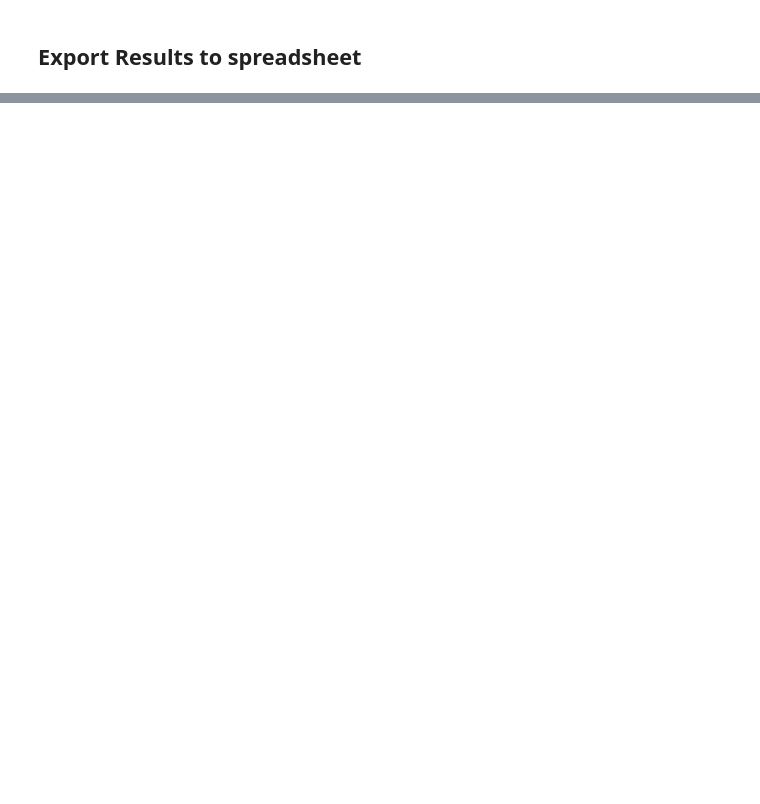
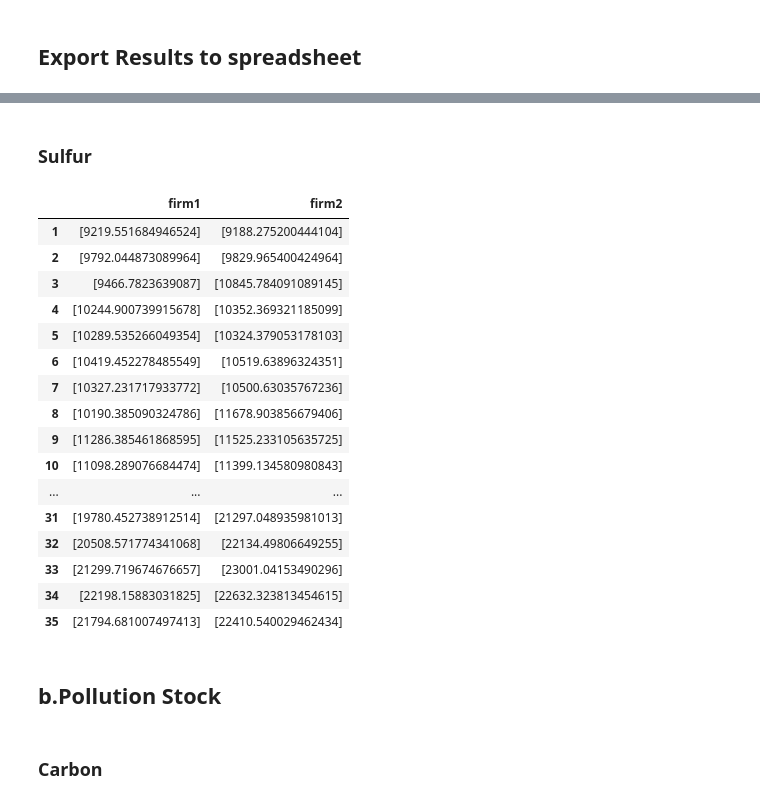
Before and after one commit to feryellassoued/A-non-cooperative-game-of-maritime-shippping-drivers-of-enviromental-governance, a Jupyter notebook: Main.ipynb, the cells around one changed output, grey strips where cells are left out. Saved outputs shown, nothing was run; the diff lists cells and outputs as text; code cells hidden in the pictures; blank space fills up the shorter version.

```diff
--- a/Main.ipynb
+++ b/Main.ipynb
@@ -768,0 +785,32 @@ writer.save()
+# %% [markdown]
+### Sulfur
+# %%
+sulfur_emission = pd.DataFrame(columns =column_names ,  index = row_names )
+
+for periode in optimum_solution.keys():
+    for firm in optimum_solution[periode].keys():
+        sulfur_emission[firm][periode] = ((optimum_solution[periode][firm]["Sulfur Emissions"]).values).astype(float)
+
+sulfur_emission
+# %% [output]
+|  | firm1 | firm2 |
+| 1 | [9219.551684946524] | [9188.275200444104] |
+| 2 | [9792.044873089964] | [9829.965400424964] |
+| 3 | [9466.7823639087] | [10845.784091089145] |
+| 4 | [10244.900739915678] | [10352.369321185099] |
+| 5 | [10289.535266049354] | [10324.379053178103] |
+| 6 | [10419.452278485549] | [10519.63896324351] |
+| 7 | [10327.231717933772] | [10500.63035767236] |
+| 8 | [10190.385090324786] | [11678.903856679406] |
+| 9 | [11286.385461868595] | [11525.233105635725] |
+| 10 | [11098.289076684474] | [11399.134580980843] |
+| ... | ... | ... |
+| 31 | [19780.452738912514] | [21297.048935981013] |
+| 32 | [20508.571774341068] | [22134.49806649255] |
+| 33 | [21299.719674676657] | [23001.04153490296] |
+| 34 | [22198.15883031825] | [22632.323813454615] |
+| 35 | [21794.681007497413] | [22410.540029462434] |
+# %% [markdown]
+## b.Pollution Stock
+# %% [markdown]
+### Carbon
```
Also changed, not shown: parts of 34 cells of this notebook.
